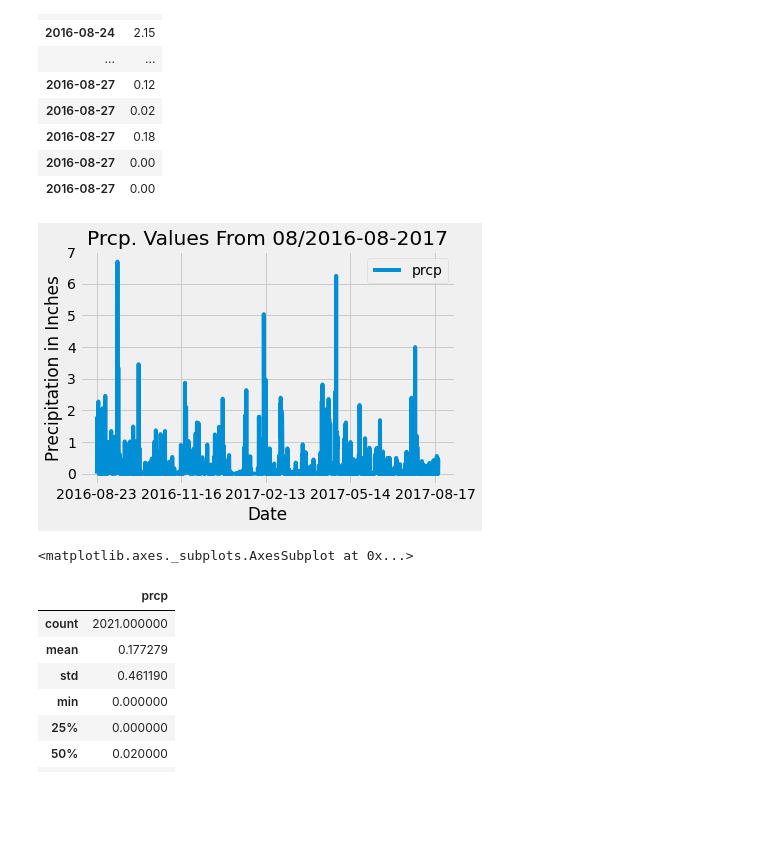
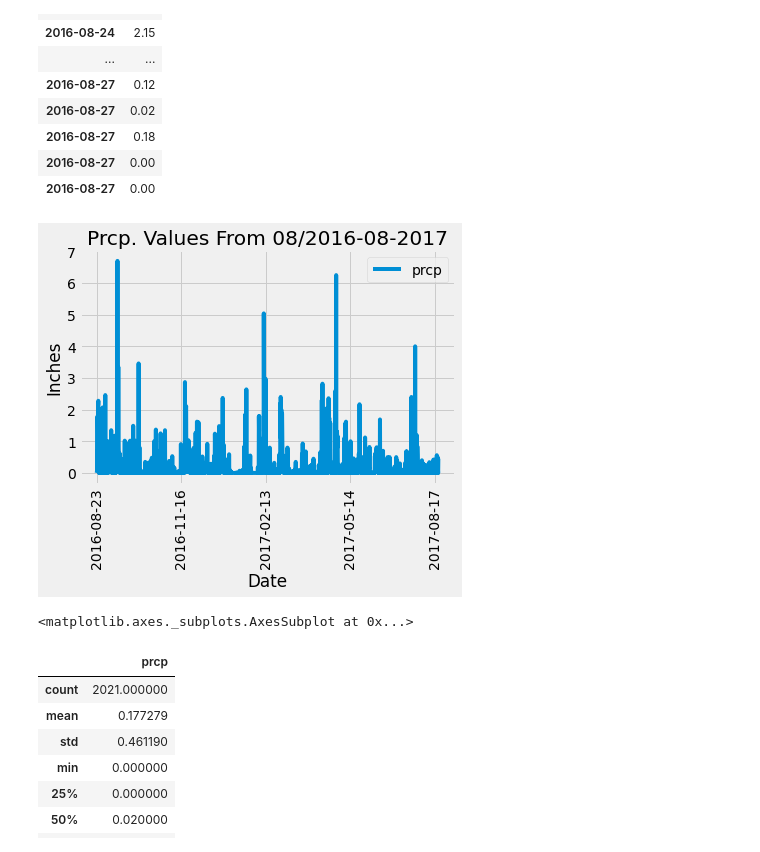
Before and after one commit to ccromperla/sqlalchemy_challenge, a Jupyter notebook: climate_analysis.ipynb, the cells around one changed output. Saved outputs shown, nothing was run; the diff lists cells and outputs as text; code cells hidden in the pictures; blank space fills up the shorter version.

Commit message:
updated plots, added app.py

```diff
--- a/climate_analysis.ipynb
+++ b/climate_analysis.ipynb
@@ -151,14 +152,15 @@ sorted_df.head(30)
 # %%
 prcp_bar = sorted_df.plot(y = 'prcp')
 
-plt.ylabel('Precipitation in Inches')
+plt.ylabel('Inches')
 plt.xlabel('Date')
 plt.title('Prcp. Values From 08/2016-08-2017')
+plt.xticks(rotation='vertical')
 plt.show()
 
 prcp_bar
 # %% [output]
-[figure, old version]
+[figure, new version]
 <matplotlib.axes._subplots.AxesSubplot at 0x...>
 # %%
 # Use Pandas to calcualte the summary statistics for the precipitation data
```
Also changed, not shown: parts of 2 cells of this notebook, 1 other file.
